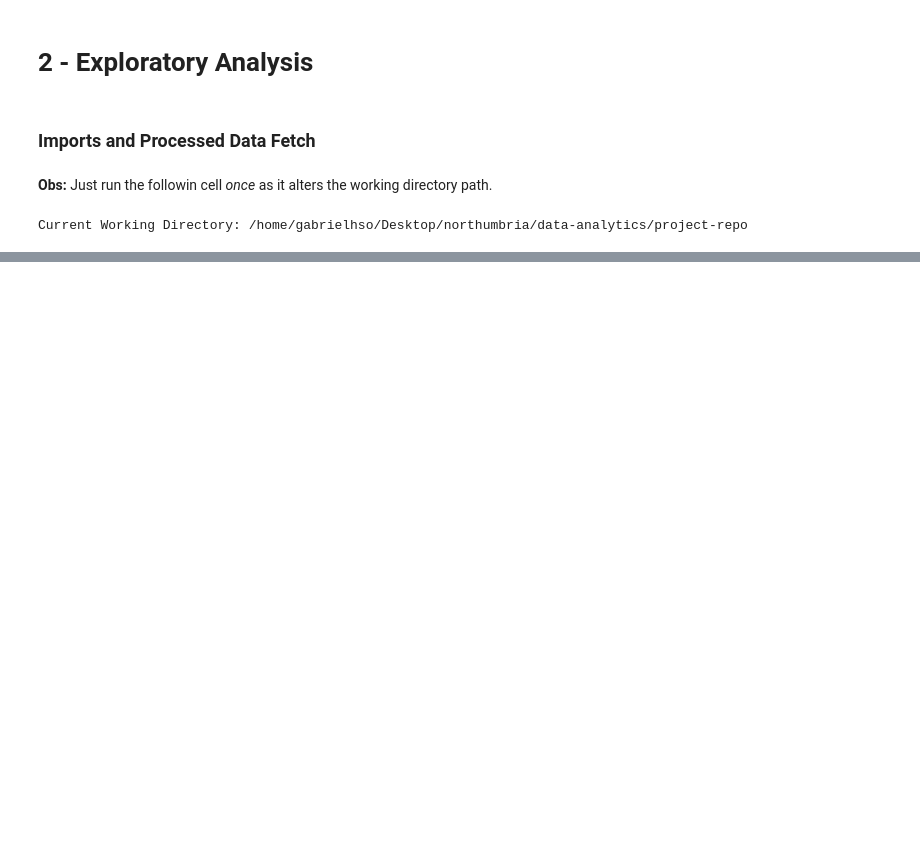
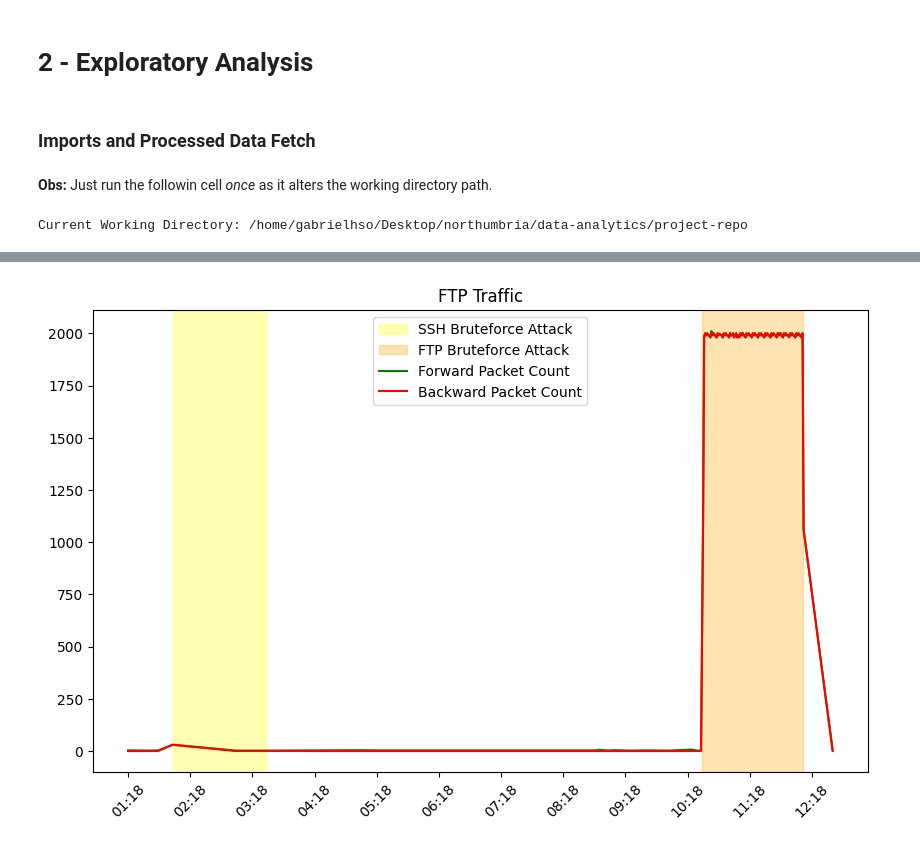
Before and after one commit to gabrielonishi/data-science-for-cyberattack-detection, a Jupyter notebook: notebooks/2-exploratory-analysis.ipynb, the cells around one changed output, grey strips where cells are left out. Drawn from its saved outputs; the diff is of its cells as text; code cells hidden in the pictures; blank space fills up the shorter version.

```diff
--- a/notebooks/2-exploratory-analysis.ipynb
+++ b/notebooks/2-exploratory-analysis.ipynb
@@ -156,0 +177,4 @@ plt.plot(timestamps, rst_flags)
+# %%
+fig, ax = plot_flags(ftp_df, 'FTP Traffic')
+# %% [output]
+[figure, added]
```
Also changed, not shown: parts of 39 cells of this notebook.
